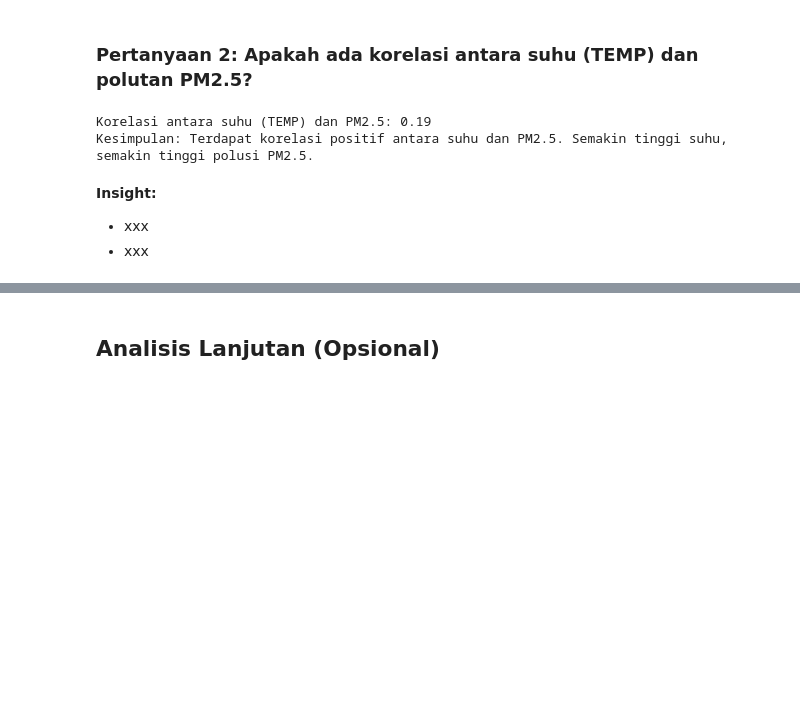
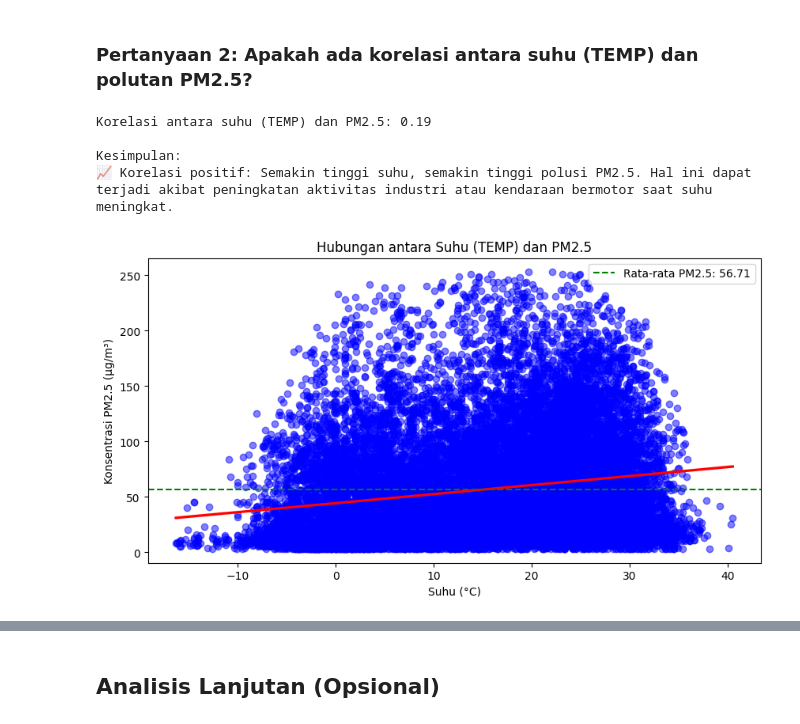
Before and after one commit to nanda910/Analisis-Data-Kualitas-Udara, a Jupyter notebook: Dewangga_Megananda_Proyek_Analisis_Data.ipynb, the cells around one changed output, grey strips where cells are left out. Cells and saved outputs as stored; diff of their text form; code cells hidden in the pictures; blank space fills up the shorter version.

```diff
--- a/Dewangga_Megananda_Proyek_Analisis_Data.ipynb
+++ b/Dewangga_Megananda_Proyek_Analisis_Data.ipynb
@@ -259,19 +575,41 @@ Nilai minimum bulanan: 22.17
 # %% [markdown]
 ### Pertanyaan 2: Apakah ada korelasi antara suhu (TEMP) dan polutan PM2.5?
-# %%
-correlation = df[['TEMP', 'PM2.5']].corr().iloc[0,1]
-print(f'Korelasi antara suhu (TEMP) dan PM2.5: {correlation:.2f}')
-
-if correlation < 0:
-    print("Kesimpulan: Terdapat korelasi negatif antara suhu dan PM2.5. Semakin tinggi suhu, semakin rendah polusi PM2.5.")
-elif correlation > 0:
-    print("Kesimpulan: Terdapat korelasi positif antara suhu dan PM2.5. Semakin tinggi suhu, semakin tinggi polusi PM2.5.")
-else:
-    print("Kesimpulan: Tidak ada korelasi yang signifikan antara suhu dan PM2.5.")
-# %% [output]
-Korelasi antara suhu (TEMP) dan PM2.5: 0.19
-Kesimpulan: Terdapat korelasi positif antara suhu dan PM2.5. Semakin tinggi suhu, semakin tinggi polusi PM2.5.
-# %% [markdown]
-**Insight:**
-- xxx
-- xxx
+# %%
+# Hitung korelasi antara suhu dan PM2.5
+correlation = df[['TEMP', 'PM2.5']].corr().iloc[0, 1]
+print(f'Korelasi antara suhu (TEMP) dan PM2.5: {correlation:.2f}')
+
+# Menentukan kesimpulan berdasarkan nilai korelasi
+if correlation < 0:
+    insight = "📉 Korelasi negatif: Semakin tinggi suhu, semakin rendah polusi PM2.5. Ini bisa terjadi karena udara panas meningkatkan dispersi polutan atau faktor meteorologi lain seperti peningkatan angin dan konveksi udara."
+elif correlation > 0:
+    insight = "📈 Korelasi positif: Semakin tinggi suhu, semakin tinggi polusi PM2.5. Hal ini dapat terjadi akibat peningkatan aktivitas industri atau kendaraan bermotor saat suhu meningkat."
+else:
+    insight = "➖ Tidak ada korelasi yang signifikan antara suhu dan PM2.5, menunjukkan faktor lain mungkin lebih berpengaruh."
+
+print("\nKesimpulan:")
+print(insight)
+
+# Visualisasi scatter plot dengan garis regresi
+plt.figure(figsize=(10, 5))
+sns.regplot(data=df, x='TEMP', y='PM2.5',
+            scatter_kws={'alpha': 0.5, 'color': 'blue'},  # Titik data dengan transparansi
+            line_kws={'color': 'red'})  # Garis regresi dalam warna merah
+
+# Menambahkan garis rata-rata PM2.5 untuk referensi
+plt.axhline(y=df['PM2.5'].mean(), color='green', linestyle='dashed', label=f'Rata-rata PM2.5: {df["PM2.5"].mean():.2f}')
+
+# Menambahkan judul dan label
+plt.title("Hubungan antara Suhu (TEMP) dan PM2.5")
+plt.xlabel("Suhu (°C)")
+plt.ylabel("Konsentrasi PM2.5 (µg/m³)")
+plt.legend()  # Menampilkan legenda
+
+# Menampilkan plot
+plt.show()
+# %% [output]
+Korelasi antara suhu (TEMP) dan PM2.5: 0.19
+
+Kesimpulan:
+📈 Korelasi positif: Semakin tinggi suhu, semakin tinggi polusi PM2.5. Hal ini dapat terjadi akibat peningkatan aktivitas industri atau kendaraan bermotor saat suhu meningkat.
+[figure, added]
```
Also changed, not shown: parts of 16 cells of this notebook.
